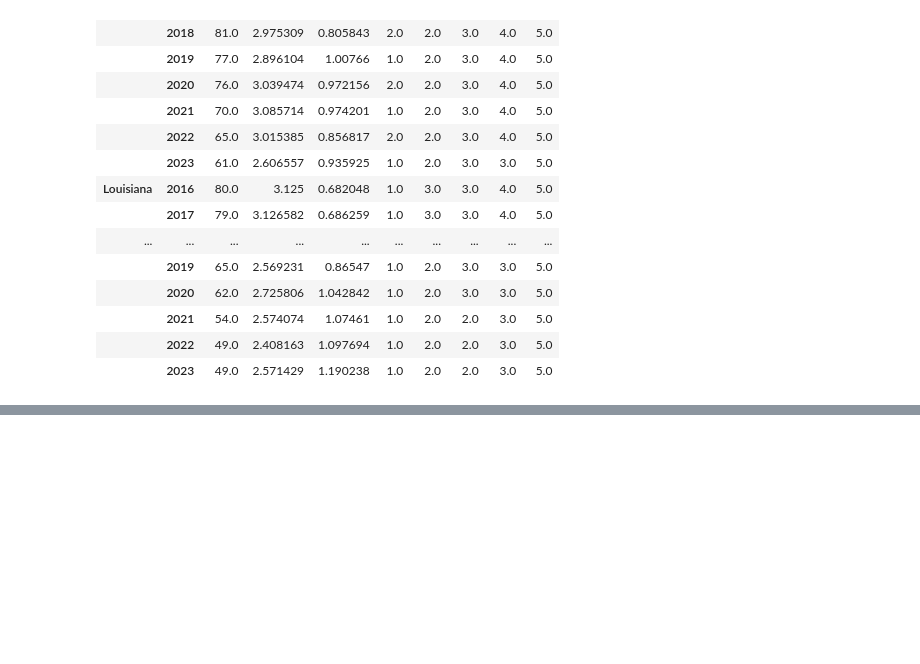
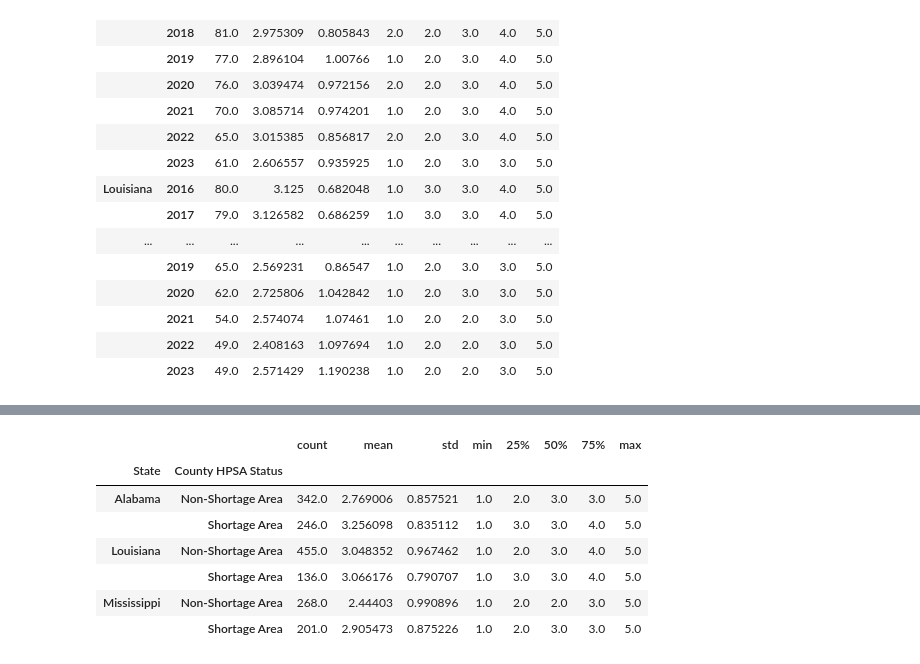
Before and after one commit to valeriemagalong/Healthcare-Shortages, a Jupyter notebook: cms_eda.ipynb, the cells around one changed output, grey strips where cells are left out. Cells and saved outputs as stored; diff of their text form; code cells hidden in the pictures; blank space fills up the shorter version.

```diff
--- a/cms_eda.ipynb
+++ b/cms_eda.ipynb
@@ -165,0 +170,11 @@ plt.show()
+# %%
+cms.groupby(['State', 'County HPSA Status'])['Hospital overall rating'].describe()
+# %% [output]
+|  |  | count | mean | std | min | 25% | 50% | 75% | max |
+| State | County HPSA Status |  |  |  |  |  |  |  |  |
+| Alabama | Non-Shortage Area | 342.0 | 2.769006 | 0.857521 | 1.0 | 2.0 | 3.0 | 3.0 | 5.0 |
+|  | Shortage Area | 246.0 | 3.256098 | 0.835112 | 1.0 | 3.0 | 3.0 | 4.0 | 5.0 |
+| Louisiana | Non-Shortage Area | 455.0 | 3.048352 | 0.967462 | 1.0 | 2.0 | 3.0 | 4.0 | 5.0 |
+|  | Shortage Area | 136.0 | 3.066176 | 0.790707 | 1.0 | 3.0 | 3.0 | 4.0 | 5.0 |
+| Mississippi | Non-Shortage Area | 268.0 | 2.44403 | 0.990896 | 1.0 | 2.0 | 2.0 | 3.0 | 5.0 |
+|  | Shortage Area | 201.0 | 2.905473 | 0.875226 | 1.0 | 2.0 | 3.0 | 3.0 | 5.0 |
```
Also changed, not shown: parts of 6 cells of this notebook.
